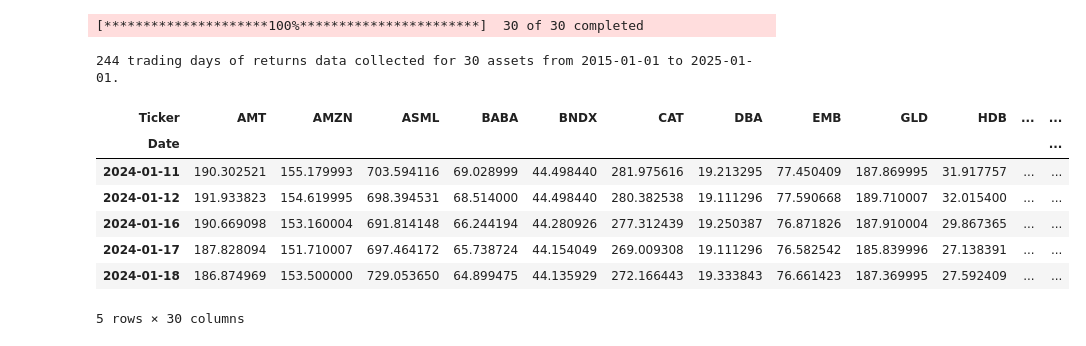
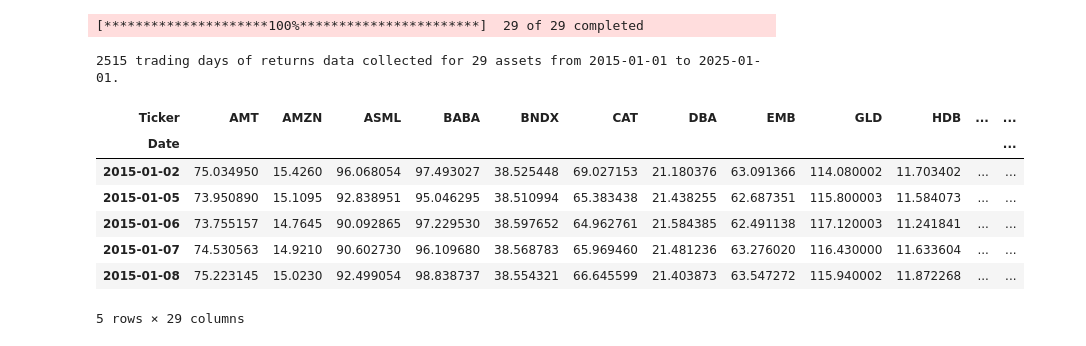
Before and after one commit to FlorentYigbe/Portfolio-Optimizer, a Jupyter notebook: Portfolio Optimizer.ipynb, the cells around one changed output. Drawn from its saved outputs; the diff is of its cells as text; code cells hidden in the pictures.

```diff
--- a/Portfolio Optimizer.ipynb
+++ b/Portfolio Optimizer.ipynb
@@ -43,43 +44,43 @@ TICKERS = [
     "EMB",    # Emerging Markets Sovereign Bond ETF
 
     # --- 4. ALTERNATIVE ASSETS & COMMODITIES (Alternative Allocation) ---
     "GLD",    # Gold Shares (Traditional Safe Haven)
     "SLV",    # Silver Shares (Precious & Industrial Metal)
     "USO",    # United States Oil Fund (WTI Crude Oil)
     "DBA",    # Invesco Agricultural Fund (Corn, Wheat, Soy, Coffee)
-    "IBIT"    # iShares Bitcoin Trust (Spot Bitcoin ETF)
+    #"IBIT"    # iShares Bitcoin Trust (Spot Bitcoin ETF)
 ]
 
 
 
 START = "2015-01-01"
 END = "2025-01-01"
 RF = 0.045  # Risk-free rate
 PORTFOLIO_VALUE = 1_000_000  # Portfolio value
 n = len(TICKERS)  # Number of tickers
 
 #Data collection
 
 df = yf.download(TICKERS, start=START, end=END, auto_adjust = True)['Close']
 df.dropna(how='all', inplace=True)
-df.ffill()  # forward-fill sporadic NaNs
+df.ffill(inplace=True)  # forward-fill sporadic NaNs
 df.dropna(inplace=True)
 
 returns = df.pct_change().dropna()
 print(f"{len(returns)} trading days of returns data collected for {n} assets from {START} to {END}.")
 
 df.head()
 # %% [output]
-[*********************100%***********************]  30 of 30 completed
+[*********************100%***********************]  29 of 29 completed
-244 trading days of returns data collected for 30 assets from 2015-01-01 to 2025-01-01.
+2515 trading days of returns data collected for 29 assets from 2015-01-01 to 2025-01-01.
 | Ticker | AMT | AMZN | ASML | BABA | BNDX | CAT | DBA | EMB | GLD | HDB | ... | ... |
 | Date |  |  |  |  |  |  |  |  |  |  |  | ... |
-| 2024-01-11 | 190.302521 | 155.179993 | 703.594116 | 69.028999 | 44.498440 | 281.975616 | 19.213295 | 77.450409 | 187.869995 | 31.917757 | ... | ... |
-| 2024-01-12 | 191.933823 | 154.619995 | 698.394531 | 68.514000 | 44.498440 | 280.382538 | 19.111296 | 77.590668 | 189.710007 | 32.015400 | ... | ... |
-| 2024-01-16 | 190.669098 | 153.160004 | 691.814148 | 66.244194 | 44.280926 | 277.312439 | 19.250387 | 76.871826 | 187.910004 | 29.867365 | ... | ... |
-| 2024-01-17 | 187.828094 | 151.710007 | 697.464172 | 65.738724 | 44.154049 | 269.009308 | 19.111296 | 76.582542 | 185.839996 | 27.138391 | ... | ... |
-| 2024-01-18 | 186.874969 | 153.500000 | 729.053650 | 64.899475 | 44.135929 | 272.166443 | 19.333843 | 76.661423 | 187.369995 | 27.592409 | ... | ... |
+| 2015-01-02 | 75.034950 | 15.4260 | 96.068054 | 97.493027 | 38.525448 | 69.027153 | 21.180376 | 63.091366 | 114.080002 | 11.703402 | ... | ... |
+| 2015-01-05 | 73.950890 | 15.1095 | 92.838951 | 95.046295 | 38.510994 | 65.383438 | 21.438255 | 62.687351 | 115.800003 | 11.584073 | ... | ... |
+| 2015-01-06 | 73.755157 | 14.7645 | 90.092865 | 97.229530 | 38.597652 | 64.962761 | 21.584385 | 62.491138 | 117.120003 | 11.241841 | ... | ... |
+| 2015-01-07 | 74.530563 | 14.9210 | 90.602730 | 96.109680 | 38.568783 | 65.969460 | 21.481236 | 63.276020 | 116.430000 | 11.633604 | ... | ... |
+| 2015-01-08 | 75.223145 | 15.0230 | 92.499054 | 98.838737 | 38.554321 | 66.645599 | 21.403873 | 63.547272 | 115.940002 | 11.872268 | ... | ... |
-5 rows × 30 columns
+5 rows × 29 columns
 # %%
 #Performance metrics
 mean_returns = returns.mean()*252  # Annualized mean returns
```
Also changed, not shown: parts of 9 cells of this notebook.
